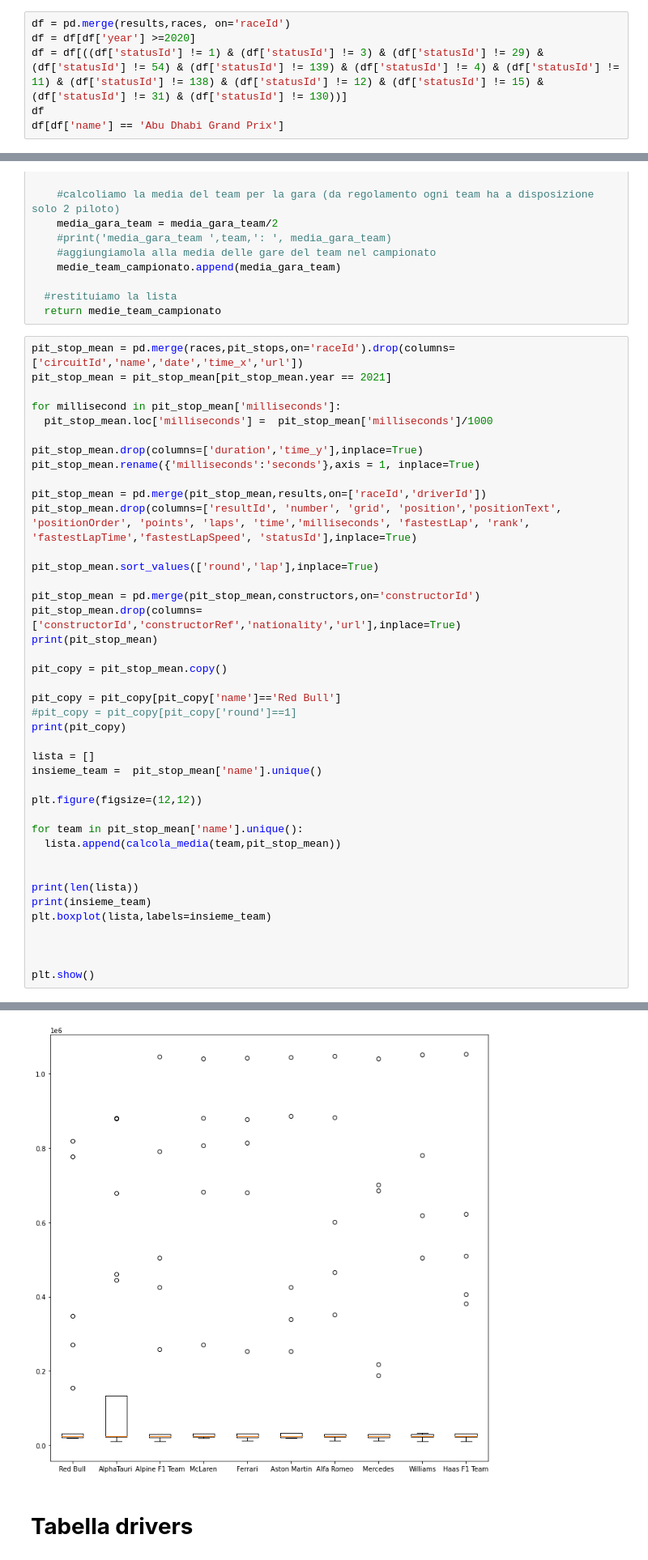
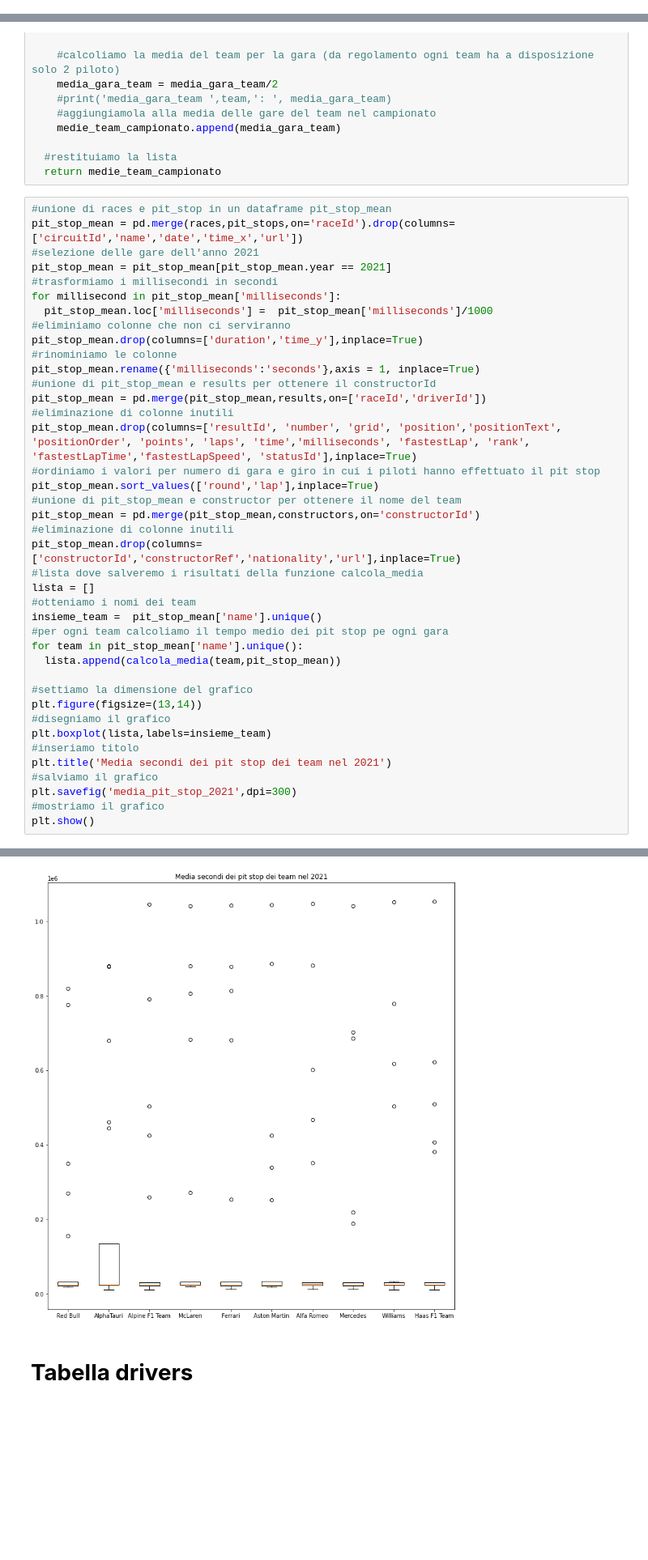
Before and after one commit to giorgio-angelo-esposito/F1WP, a Jupyter notebook: F1WP.ipynb, the cells around one changed output, grey strips where cells are left out. Shown at 81% size. Drawn from its saved outputs; the diff is of its cells as text; blank space fills up the shorter version.

```diff
--- a/F1WP.ipynb
+++ b/F1WP.ipynb
@@ -159,7 +158 @@ plt.show() #mostriamo il grafico
 [figure]
-# %%
-df = pd.merge(results,races, on='raceId')
-df = df[df['year'] >=2020]
-df = df[((df['statusId'] != 1) & (df['statusId'] != 3) & (df['statusId'] != 29) & (df['statusId'] != 54) & (df['statusId'] != 139) & (df['statusId'] != 4) & (df['statusId'] != 11) & (df['statusId'] != 138) & (df['statusId'] != 12) & (df['statusId'] != 15) & (df['statusId'] != 31) & (df['statusId'] != 130))]
-df
-df[df['name'] == 'Abu Dhabi Grand Prix']
@@ -783,44 +800,43 @@ def calcola_media(team,df):
   #restituiamo la lista
   return medie_team_campionato
 # %%
+#unione di races e pit_stop in un dataframe pit_stop_mean
 pit_stop_mean = pd.merge(races,pit_stops,on='raceId').drop(columns=['circuitId','name','date','time_x','url'])
+#selezione delle gare dell'anno 2021
 pit_stop_mean = pit_stop_mean[pit_stop_mean.year == 2021]
-
+#trasformiamo i millisecondi in secondi
 for millisecond in pit_stop_mean['milliseconds']:
   pit_stop_mean.loc['milliseconds'] =  pit_stop_mean['milliseconds']/1000
-
+#eliminiamo colonne che non ci serviranno
 pit_stop_mean.drop(columns=['duration','time_y'],inplace=True)
+#rinominiamo le colonne
 pit_stop_mean.rename({'milliseconds':'seconds'},axis = 1, inplace=True)
-
+#unione di pit_stop_mean e results per ottenere il constructorId
 pit_stop_mean = pd.merge(pit_stop_mean,results,on=['raceId','driverId'])
+#eliminazione di colonne inutili
 pit_stop_mean.drop(columns=['resultId', 'number', 'grid', 'position','positionText', 'positionOrder', 'points', 'laps', 'time','milliseconds', 'fastestLap', 'rank', 'fastestLapTime','fastestLapSpeed', 'statusId'],inplace=True)
-
+#ordiniamo i valori per numero di gara e giro in cui i piloti hanno effettuato il pit stop
 pit_stop_mean.sort_values(['round','lap'],inplace=True)
-
+#unione di pit_stop_mean e constructor per ottenere il nome del team
 pit_stop_mean = pd.merge(pit_stop_mean,constructors,on='constructorId')
+#eliminazione di colonne inutili
 pit_stop_mean.drop(columns=['constructorId','constructorRef','nationality','url'],inplace=True)
-print(pit_stop_mean)
-
-pit_copy = pit_stop_mean.copy()
-
-pit_copy = pit_copy[pit_copy['name']=='Red Bull']
-#pit_copy = pit_copy[pit_copy['round']==1]
-print(pit_copy)
-
+#lista dove salveremo i risultati della funzione calcola_media
 lista = []
+#otteniamo i nomi dei team
 insieme_team =  pit_stop_mean['name'].unique()
-
-plt.figure(figsize=(12,12))
-
+#per ogni team calcoliamo il tempo medio dei pit stop pe ogni gara
 for team in pit_stop_mean['name'].unique():
   lista.append(calcola_media(team,pit_stop_mean))
 
-
-print(len(lista))
-print(insieme_team)
+#settiamo la dimensione del grafico
+plt.figure(figsize=(13,14))
+#disegniamo il grafico
 plt.boxplot(lista,labels=insieme_team)
-
-
-
+#inseriamo titolo
+plt.title('Media secondi dei pit stop dei team nel 2021')
+#salviamo il grafico
+plt.savefig('media_pit_stop_2021',dpi=300)
+#mostriamo il grafico
 plt.show()
 # %% [output]
@@ -844,4 +843,4 @@ plt.show()
-[figure, old version]
+[figure, new version]
 # %% [markdown]
 # **Tabella drivers**
 # %% [markdown]
```
Also changed, not shown: parts of 16 cells of this notebook.
